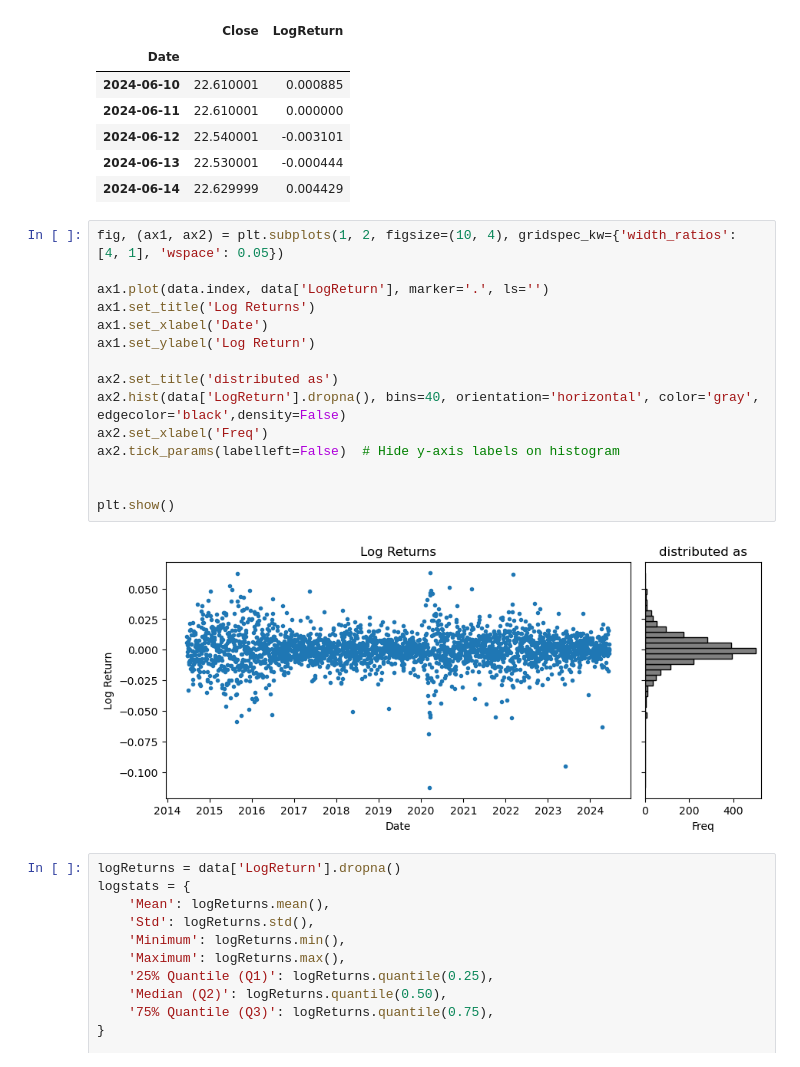
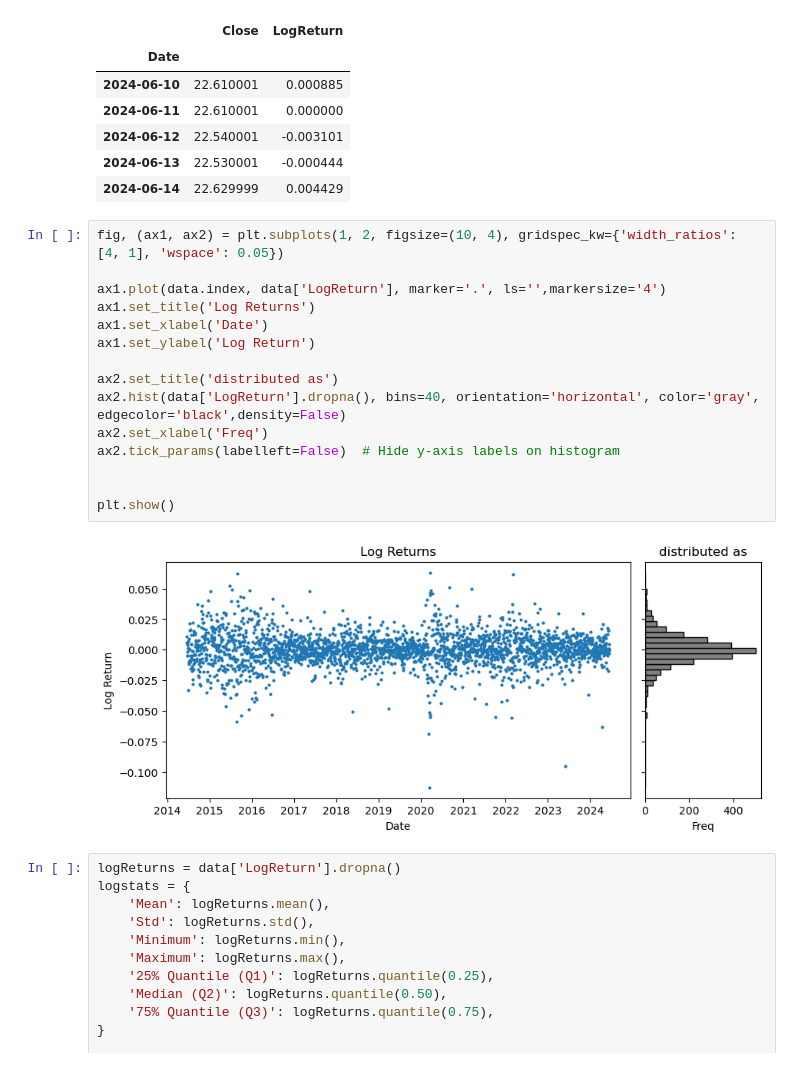
Before and after one commit to manuelgonzalzz/bonus-certificate, a Jupyter notebook: manuel.ipynb, the cells around one changed output. Drawn from its saved outputs; the diff is of its cells as text.

```diff
--- a/manuel.ipynb
+++ b/manuel.ipynb
@@ -86,20 +86,20 @@ data.tail()
 # %%
 fig, (ax1, ax2) = plt.subplots(1, 2, figsize=(10, 4), gridspec_kw={'width_ratios': [4, 1], 'wspace': 0.05})
 
-ax1.plot(data.index, data['LogReturn'], marker='.', ls='')
+ax1.plot(data.index, data['LogReturn'], marker='.', ls='',markersize='4')
 ax1.set_title('Log Returns')
 ax1.set_xlabel('Date')
 ax1.set_ylabel('Log Return')
 
 ax2.set_title('distributed as')
 ax2.hist(data['LogReturn'].dropna(), bins=40, orientation='horizontal', color='gray', edgecolor='black',density=False)
 ax2.set_xlabel('Freq')
 ax2.tick_params(labelleft=False)  # Hide y-axis labels on histogram
 
 
 plt.show()
 # %% [output]
-[figure, old version]
+[figure, new version]
 # %%
 logReturns = data['LogReturn'].dropna()
 logstats = {
```
Also changed, not shown: parts of 7 cells of this notebook.
